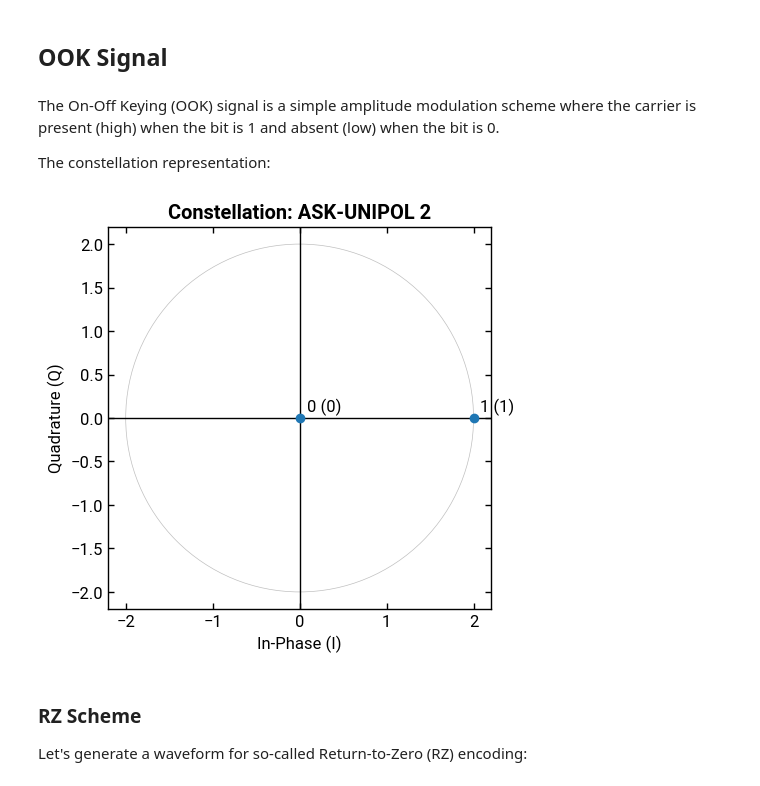
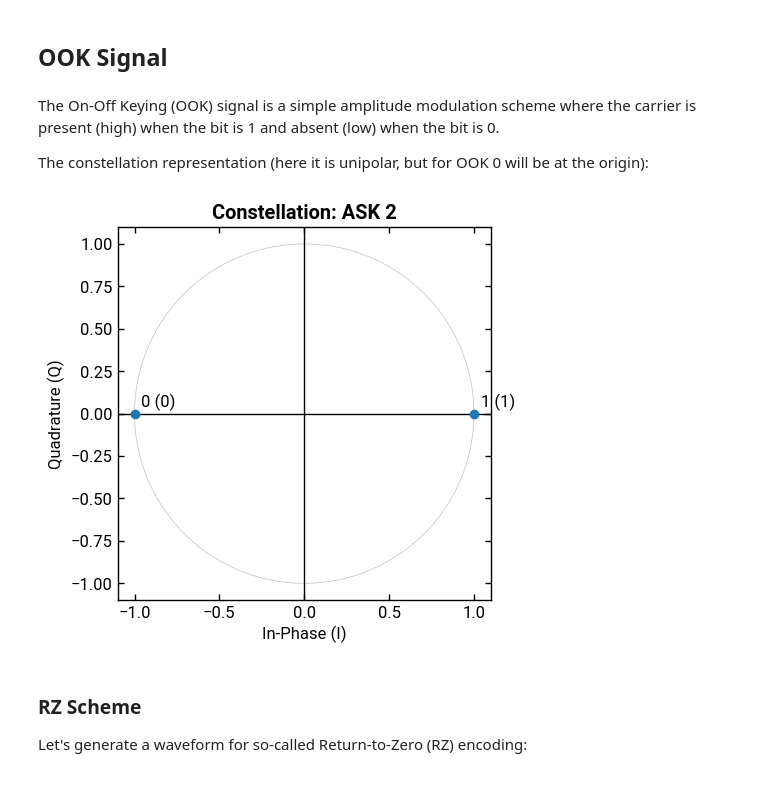
Before and after one commit to lokgar/commstools, a Jupyter notebook: examples/01-pam-waveforms.ipynb, the cells around one changed output. Drawn from its saved outputs; the diff is of its cells as text; code cells hidden in the pictures.

```diff
--- a/examples/01-pam-waveforms.ipynb
+++ b/examples/01-pam-waveforms.ipynb
@@ -15,11 +16,11 @@ set_backend("gpu")
 # %% [markdown]
 The On-Off Keying (OOK) signal is a simple amplitude modulation scheme where the carrier is present (high) when the bit is 1 and absent (low) when the bit is 0.
 
-The constellation representation:
+The constellation representation (here it is unipolar, but for OOK 0 will be at the origin):
 # %%
-plot_ideal_constellation(modulation="ask-unipol", order=2, show=True)
+ideal_constellation(modulation="ask", order=2, show=True)
 # %% [output]
-[figure, old version]
+[figure, new version]
 # %% [markdown]
 ### RZ Scheme
 
```
Also changed, not shown: parts of 20 cells of this notebook, 4 other files.
